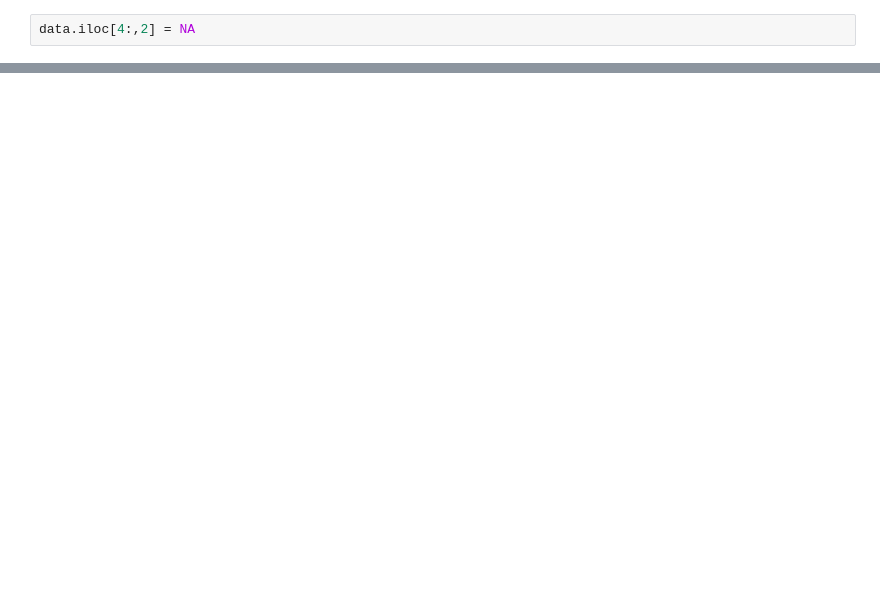
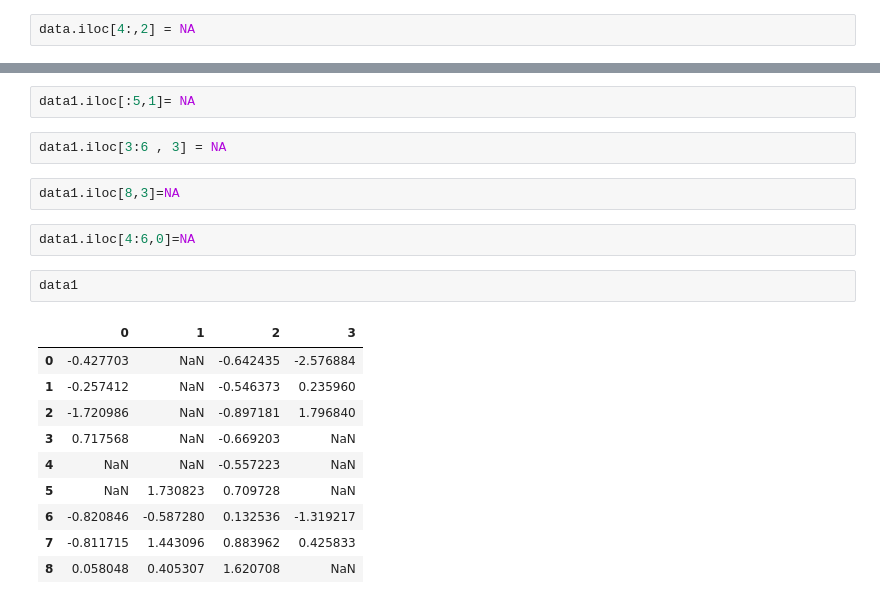
Before and after one commit to MuhammadHamzaAfzal/Python_Class_Work_jz, a Jupyter notebook: Pandas_3.ipynb, the cells around one changed output, grey strips where cells are left out. Drawn from its saved outputs; the diff is of its cells as text; blank space fills up the shorter version.

```diff
--- a/Pandas_3.ipynb
+++ b/Pandas_3.ipynb
@@ -137,0 +171,21 @@ data.dropna(thresh = 2)
+# %%
+data1.iloc[:5,1]= NA
+# %%
+data1.iloc[3:6 , 3] = NA
+# %%
+data1.iloc[8,3]=NA
+# %%
+data1.iloc[4:6,0]=NA
+# %%
+data1
+# %% [output]
+|  | 0 | 1 | 2 | 3 |
+| 0 | -0.427703 | NaN | -0.642435 | -2.576884 |
+| 1 | -0.257412 | NaN | -0.546373 | 0.235960 |
+| 2 | -1.720986 | NaN | -0.897181 | 1.796840 |
+| 3 | 0.717568 | NaN | -0.669203 | NaN |
+| 4 | NaN | NaN | -0.557223 | NaN |
+| 5 | NaN | 1.730823 | 0.709728 | NaN |
+| 6 | -0.820846 | -0.587280 | 0.132536 | -1.319217 |
+| 7 | -0.811715 | 1.443096 | 0.883962 | 0.425833 |
+| 8 | 0.058048 | 0.405307 | 1.620708 | NaN |
```
Also changed, not shown: parts of 28 cells of this notebook.
